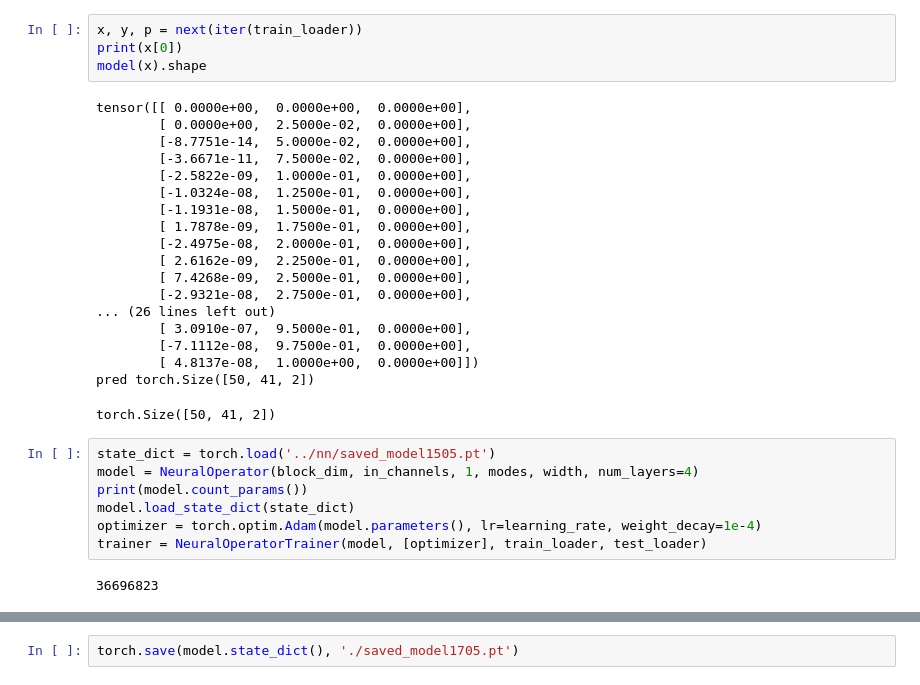
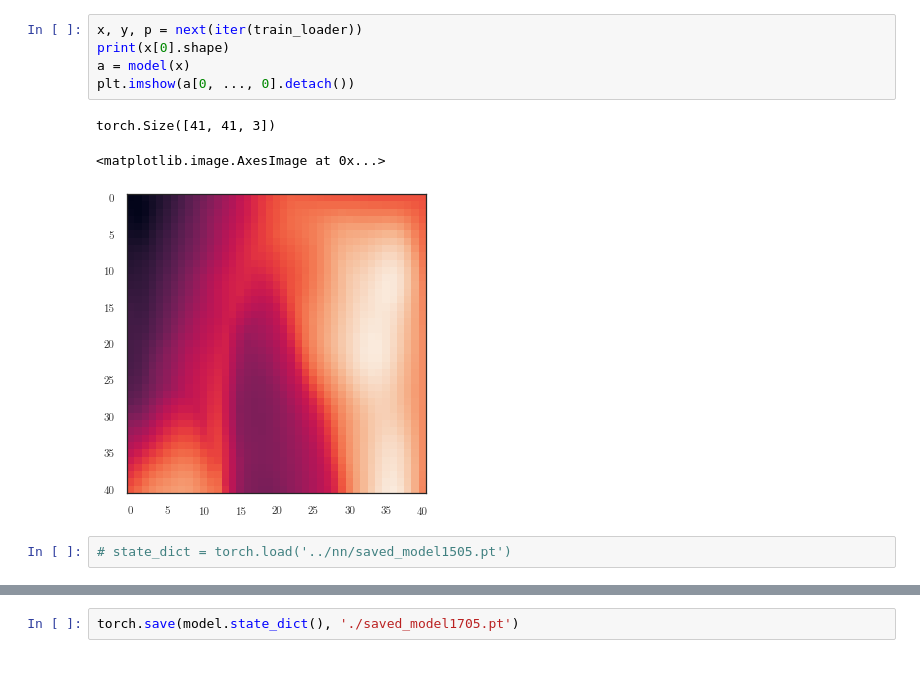
Before and after one commit to mossjacob/alfi, a Jupyter notebook: docs/notebooks/nn/lfo_2d_rnn.ipynb, the cells around one changed output, grey strips where cells are left out. Saved outputs shown, nothing was run; the diff lists cells and outputs as text.

```diff
--- a/docs/notebooks/nn/lfo_2d_rnn.ipynb
+++ b/docs/notebooks/nn/lfo_2d_rnn.ipynb
@@ -101,34 +101,13 @@ torch.Size([41, 3])
 # %%
 x, y, p = next(iter(train_loader))
-print(x[0])
-model(x).shape
+print(x[0].shape)
+a = model(x)
+plt.imshow(a[0, ..., 0].detach())
 # %% [output]
-tensor([[ 0.0000e+00,  0.0000e+00,  0.0000e+00],
-        [ 0.0000e+00,  2.5000e-02,  0.0000e+00],
-        [-8.7751e-14,  5.0000e-02,  0.0000e+00],
-        [-3.6671e-11,  7.5000e-02,  0.0000e+00],
-        [-2.5822e-09,  1.0000e-01,  0.0000e+00],
-        [-1.0324e-08,  1.2500e-01,  0.0000e+00],
-        [-1.1931e-08,  1.5000e-01,  0.0000e+00],
-        [ 1.7878e-09,  1.7500e-01,  0.0000e+00],
-        [-2.4975e-08,  2.0000e-01,  0.0000e+00],
-        [ 2.6162e-09,  2.2500e-01,  0.0000e+00],
-        [ 7.4268e-09,  2.5000e-01,  0.0000e+00],
-        [-2.9321e-08,  2.7500e-01,  0.0000e+00],
-... (26 lines left out)
-        [ 3.0910e-07,  9.5000e-01,  0.0000e+00],
-        [-7.1112e-08,  9.7500e-01,  0.0000e+00],
-        [ 4.8137e-08,  1.0000e+00,  0.0000e+00]])
-pred torch.Size([50, 41, 2])
+torch.Size([41, 41, 3])
-torch.Size([50, 41, 2])
+<matplotlib.image.AxesImage at 0x...>
+[figure, added]
-# %%
-state_dict = torch.load('../nn/saved_model1505.pt')
-model = NeuralOperator(block_dim, in_channels, 1, modes, width, num_layers=4)
-print(model.count_params())
-model.load_state_dict(state_dict)
-optimizer = torch.optim.Adam(model.parameters(), lr=learning_rate, weight_decay=1e-4)
-trainer = NeuralOperatorTrainer(model, [optimizer], train_loader, test_loader)
-# %% [output]
-36696823
+# %%
+# state_dict = torch.load('../nn/saved_model1505.pt')
 # %%
 trainer.train(10);
```
Also changed, not shown: parts of 13 cells of this notebook, 1 other file.
